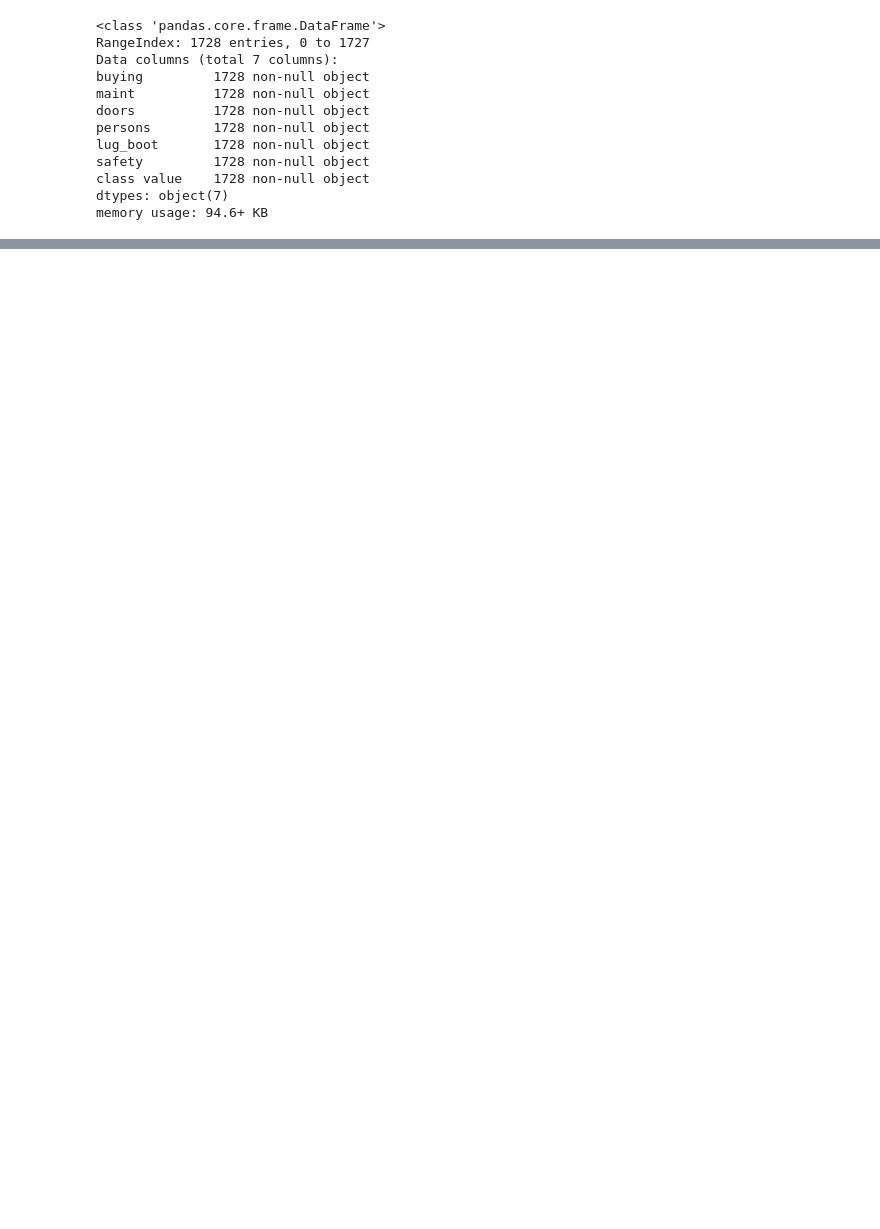
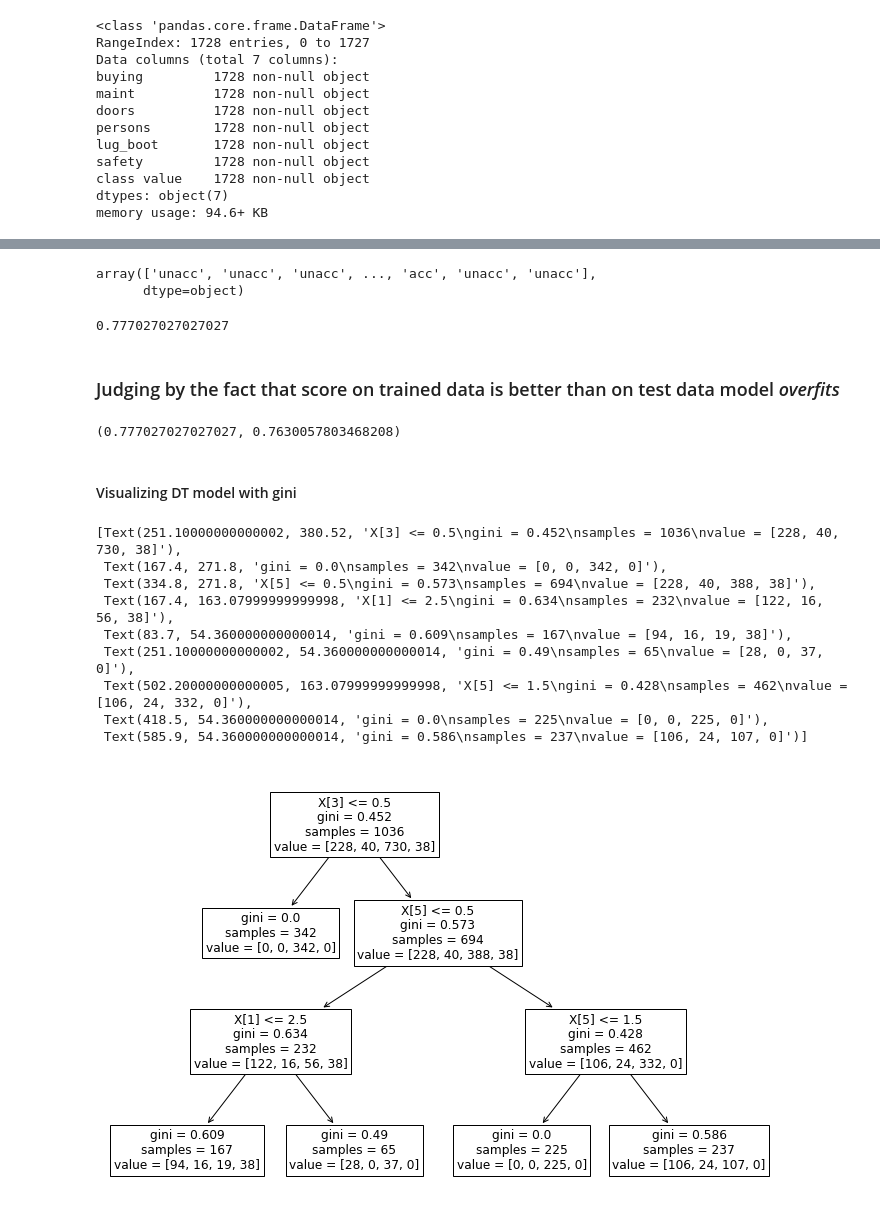
Before and after one commit to ourendingdays/Exploring-Datasets, a Jupyter notebook: car.ipynb, the cells around one changed output, grey strips where cells are left out. Saved outputs shown, nothing was run; the diff lists cells and outputs as text; code cells hidden in the pictures; blank space fills up the shorter version.

Commit message:
Feature Enginnering + DT Model

```diff
--- a/car.ipynb
+++ b/car.ipynb
@@ -58,2 +213,2 @@ memory usage: 94.6+ KB
 # %%
-train_set, test_set = train_test_split(cars, test_size=0.2, random_state=42)
+X_train, X_test, y_train, y_test = train_test_split(X, y, test_size = 0.4, random_state = 42)
@@ -81,0 +280,4 @@ train_set, test_set
+# %%
+columns_encode = []
+columns_encode.append(header_list)
+columns_encode
@@ -81,0 +286,5 @@ train_set, test_set
+# %%
+ordinal_encoder = OrdinalEncoder()
+
+X_train = ordinal_encoder.fit_transform(X_train, columns_encode)
+X_test = ordinal_encoder.transform(X_test)
@@ -81,0 +313,5 @@ train_set, test_set
+# %%
+dtc_gini = DecisionTreeClassifier(criterion='gini', max_depth=3, random_state=42)
+
+# fit the model
+dtc_gini.fit(X_train, y_train)
@@ -81,0 +335,36 @@ train_set, test_set
+# %%
+y_pred_train_gini = dtc_gini.predict(X_train)
+
+y_pred_train_gini
+# %% [output]
+array(['unacc', 'unacc', 'unacc', ..., 'acc', 'unacc', 'unacc'],
+      dtype=object)
+# %%
+accuracy_score(y_train, y_pred_train_gini)
+# %% [output]
+0.777027027027027
+# %% [markdown]
+### Judging by the fact that score on trained data is better than on test data model *overfits*
+# %%
+dtc_gini.score(X_train, y_train), dtc_gini.score(X_test, y_test)
+# %% [output]
+(0.777027027027027, 0.7630057803468208)
+# %% [markdown]
+#### Visualizing DT model with gini
+# %%
+plt.figure(figsize=(12,8))
+
+from sklearn import tree
+
+tree.plot_tree(dtc_gini.fit(X_train, y_train))
+# %% [output]
+[Text(251.10000000000002, 380.52, 'X[3] <= 0.5\ngini = 0.452\nsamples = 1036\nvalue = [228, 40, 730, 38]'),
+ Text(167.4, 271.8, 'gini = 0.0\nsamples = 342\nvalue = [0, 0, 342, 0]'),
+ Text(334.8, 271.8, 'X[5] <= 0.5\ngini = 0.573\nsamples = 694\nvalue = [228, 40, 388, 38]'),
+ Text(167.4, 163.07999999999998, 'X[1] <= 2.5\ngini = 0.634\nsamples = 232\nvalue = [122, 16, 56, 38]'),
+ Text(83.7, 54.360000000000014, 'gini = 0.609\nsamples = 167\nvalue = [94, 16, 19, 38]'),
+ Text(251.10000000000002, 54.360000000000014, 'gini = 0.49\nsamples = 65\nvalue = [28, 0, 37, 0]'),
+ Text(502.20000000000005, 163.07999999999998, 'X[5] <= 1.5\ngini = 0.428\nsamples = 462\nvalue = [106, 24, 332, 0]'),
+ Text(418.5, 54.360000000000014, 'gini = 0.0\nsamples = 225\nvalue = [0, 0, 225, 0]'),
+ Text(585.9, 54.360000000000014, 'gini = 0.586\nsamples = 237\nvalue = [106, 24, 107, 0]')]
+[figure, added]
```
Also changed, not shown: parts of 50 cells of this notebook.
